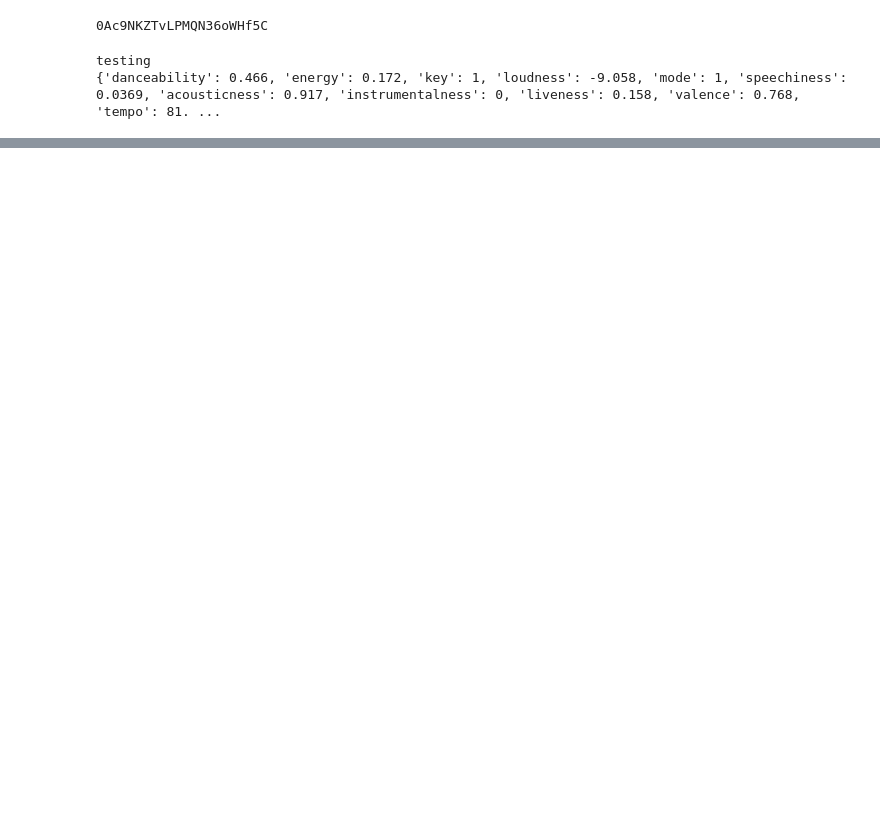
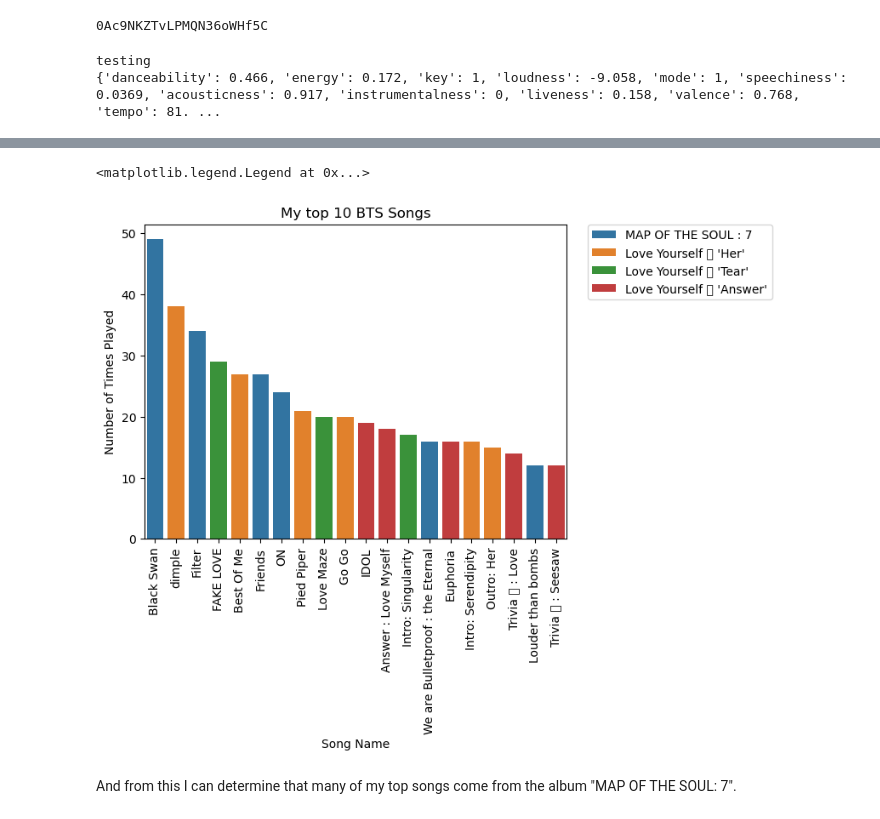
Before and after one commit to ssharmaSD/mySpotifyWrapped, a Jupyter notebook: Suhani's Wrapped.ipynb, the cells around one changed output, grey strips where cells are left out. Drawn from its saved outputs; the diff is of its cells as text; code cells hidden in the pictures; blank space fills up the shorter version.

```diff
--- a/Suhani's Wrapped.ipynb
+++ b/Suhani's Wrapped.ipynb
@@ -513,0 +714,5 @@ song_df
+# %%
+top_four_album_names = sorted_grouped_by_album['Album'].take(np.arange(0, 4))
+top_four_album_names
+top_four_albums = all_BTS_df[all_BTS_df['Album'].isin(top_four_album_names)]
+top_four_albums
@@ -513,0 +735,7 @@ song_df
+# %%
+#i just want to see what happens if i merge this with top song counts on the song name column
+merged = top_four_albums.merge(song_counts, left_on='Song Name', right_on = 'trackName')
+merged = merged.assign(Times_Played = merged['timesPlayed'])
+merged = merged.rename(columns={'Times_Played': 'Times Played'})
+top_four_albums_w_counts = merged[['Album', 'Song Name', 'Times Played']].sort_values('Times Played', ascending = False)
+top_four_albums_w_counts
@@ -513,0 +758,3 @@ song_df
+# %%
+top_20 = top_four_albums_w_counts.take(np.arange(0,20))
+top_20
@@ -513,0 +777,3 @@ song_df
+# %%
+grouped_top_20 = top_20.groupby(['Album', 'Song Name']).max()
+grouped_top_20
@@ -513,0 +795,19 @@ song_df
+# %%
+import seaborn as sns
+grouped_top_20_reset_index  = grouped_top_20.reset_index()
+
+# Sort the DataFrame by 'Times Played' in descending order
+grouped_top_20_reset_index_sorted = grouped_top_20_reset_index.sort_values(by='Times Played', ascending=False)
+
+# Plot the barplot with the sorted DataFrame
+ax = sns.barplot(x='Song Name', y='Times Played', data=grouped_top_20_reset_index_sorted, hue='Album', dodge=False)
+
+plt.title("My top 10 BTS Songs")
+plt.xticks(rotation=90)
+plt.ylabel("Number of Times Played")
+plt.legend(bbox_to_anchor=(1.05, 1), loc='upper left', borderaxespad=0)
+# %% [output]
+<matplotlib.legend.Legend at 0x...>
+[figure, added]
+# %% [markdown]
+And from this I can determine that many of my top songs come from the album "MAP OF THE SOUL: 7".
```
Also changed, not shown: parts of 29 cells of this notebook, 3 other files.
